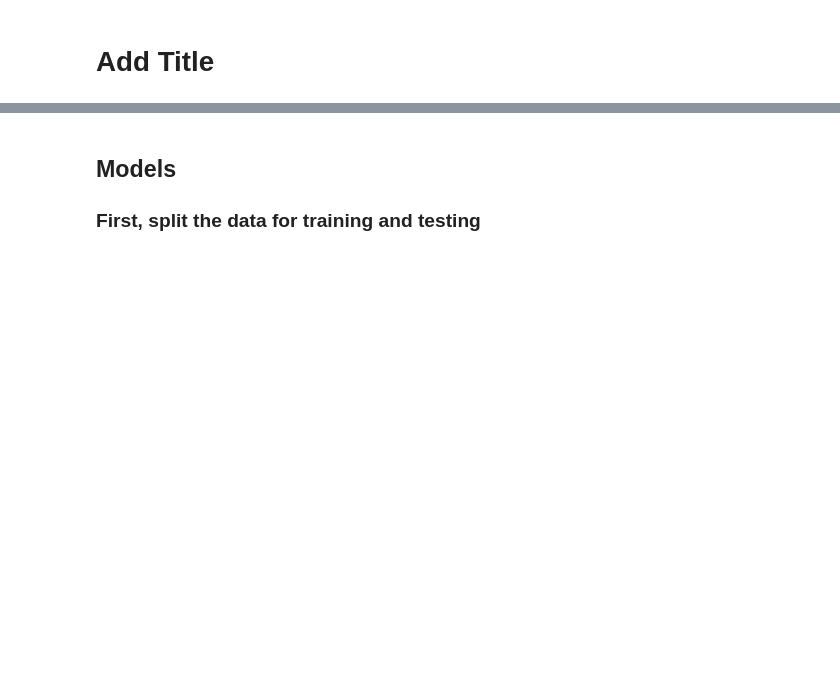
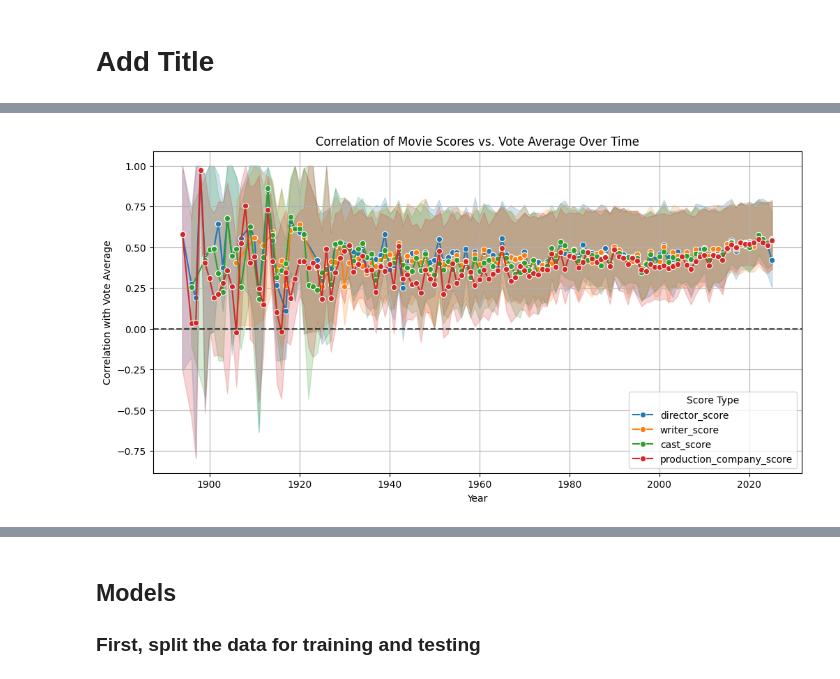
Before and after one commit to jonnycomes/movie-data, a Jupyter notebook: notebooks/Untitled.ipynb, the cells around one changed output, grey strips where cells are left out. Cells and saved outputs as stored; diff of their text form; code cells hidden in the pictures; blank space fills up the shorter version.

```diff
--- a/notebooks/Untitled.ipynb
+++ b/notebooks/Untitled.ipynb
@@ -208,3 +92,48 @@ Name: vote_average, dtype: float64
+# %%
+def plot_score_correlations(df):
+    """
+    Plots the correlation of movie scores (director, writers, cast, production company)
+    vs. average vote rating over time, binned by year.
+
+    Parameters:
+        df_scores (pd.DataFrame): A DataFrame containing columns:
+            ['release_date', 'vote_average', 'director_score', 'writer_score',
+             'cast_score', 'production_company_score']
+    """
+    df_scores = df[["release_date", "vote_average", "director_score",
+                    "writer_score", "cast_score", "production_company_score"]].copy()
+
+    df_scores["release_date"] = pd.to_datetime(df_scores["release_date"], errors='coerce')
+    df_scores["release_year"] = df_scores["release_date"].dt.year.fillna(0).astype(int)
+
+
+    # Group by year and compute correlations
+    grouped = df_scores.groupby("release_year")[["vote_average", "director_score", "writer_score", "cast_score", "production_company_score"]]
+    correlations = grouped.corr().reset_index()
+
+    # Melt the dataframe for easier plotting
+    correlations = correlations.melt(id_vars=["release_year"], var_name="Score Type", value_name="Correlation")
+
+    # Filter only the relevant score correlations
+    correlations = correlations[correlations["Score Type"].isin(
+        ["director_score", "writer_score", "cast_score", "production_company_score"]
+    )]
+
+    # Plot using seaborn
+    plt.figure(figsize=(12, 6))
+    sns.lineplot(data=correlations, x="release_year", y="Correlation", hue="Score Type", marker="o")
+
+    plt.axhline(0, color="black", linestyle="--", alpha=0.7)  # Add a horizontal line at y=0 for reference
+    plt.xlabel("Year")
+    plt.ylabel("Correlation with Vote Average")
+    plt.title("Correlation of Movie Scores vs. Vote Average Over Time")
+    plt.legend(title="Score Type")
+    plt.grid(True)
+    plt.show()
+# %%
+plot_score_correlations(df)
+# %% [output]
+[figure, added]
 # %%
 df['release_date'] = pd.to_datetime(df['release_date'])
 df['release_date_numeric'] = df['release_date'].astype(int) / 10**9  # Unix timestamp in seconds
```
Also changed, not shown: parts of 25 cells of this notebook, 1 other file.
